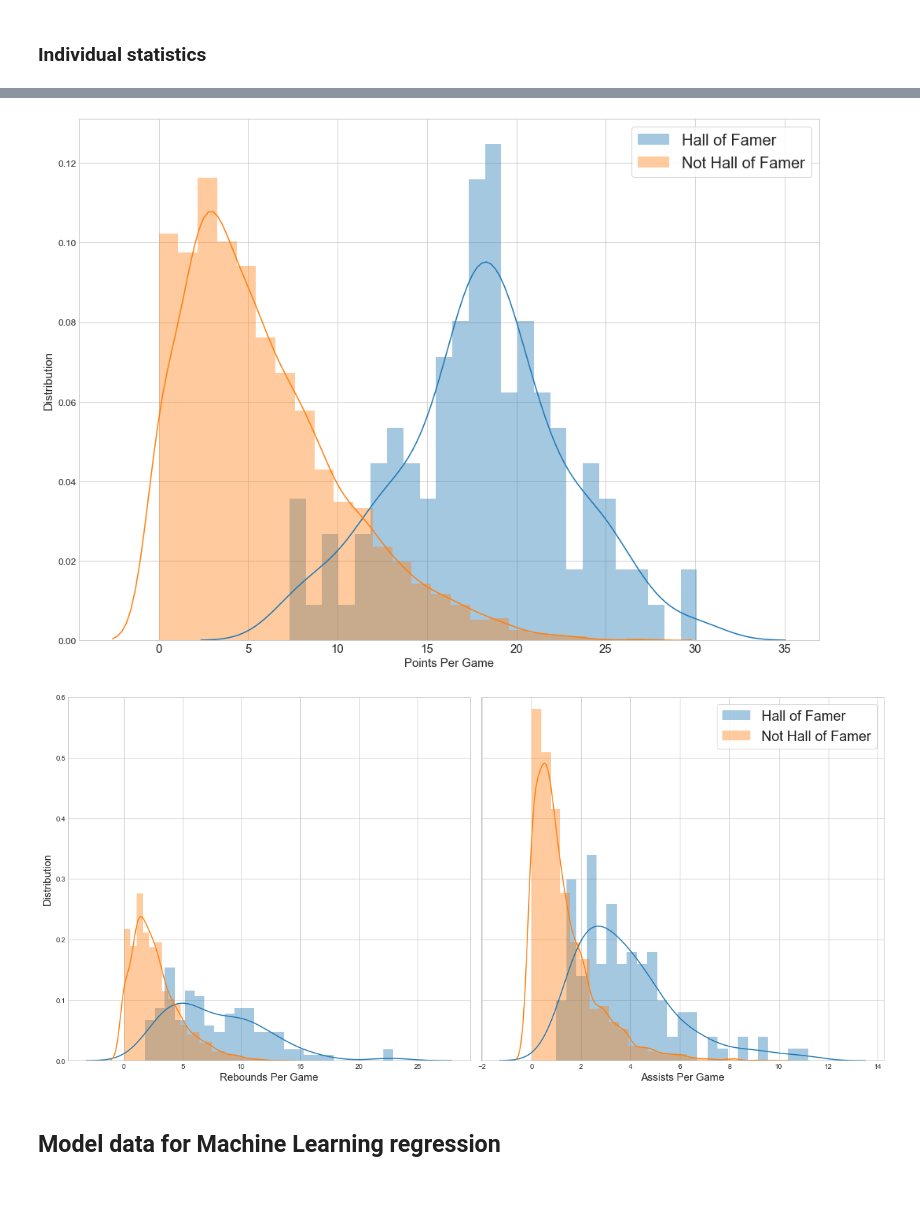
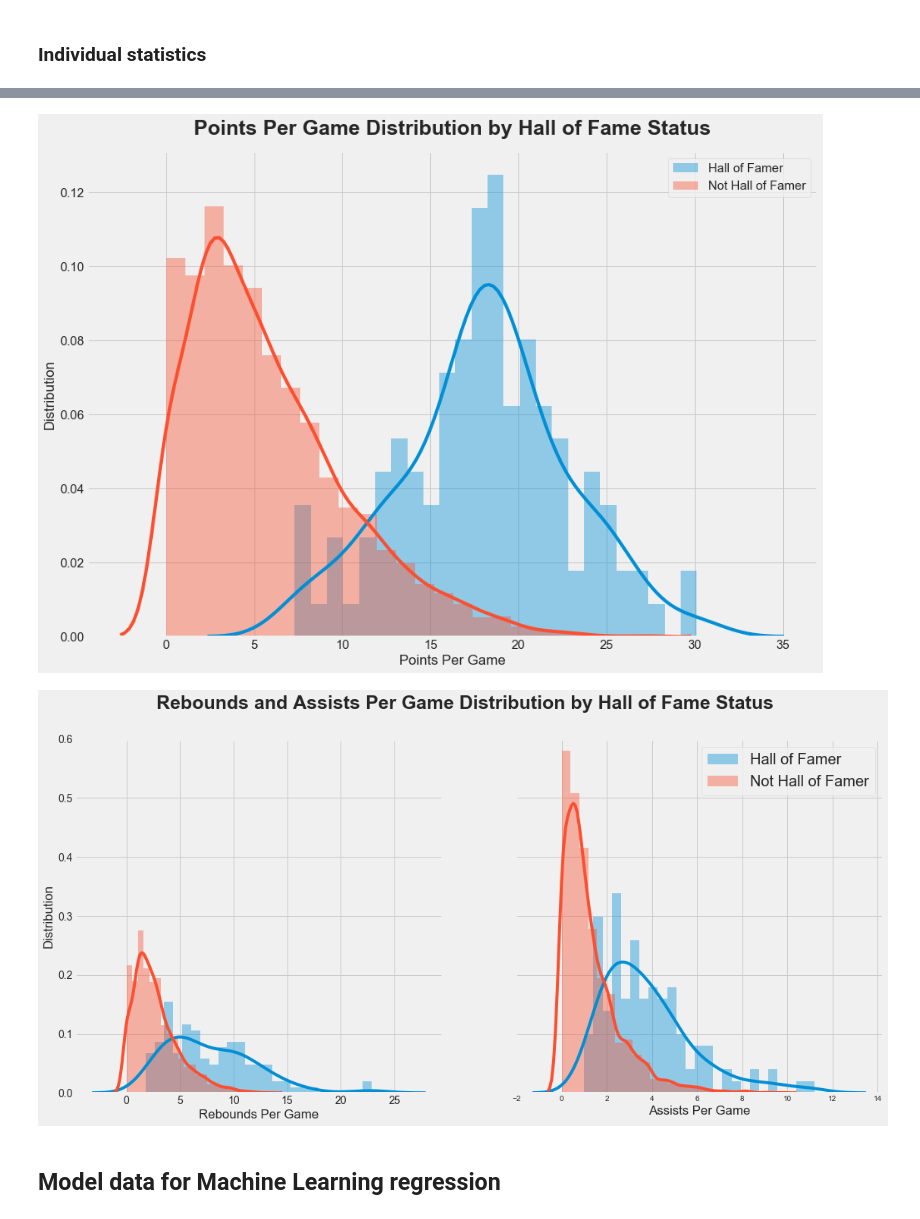
Before and after one commit to ymericson/NBA-player-info, a Jupyter notebook: NBA players stats.ipynb, the cells around one changed output, grey strips where cells are left out. Drawn from its saved outputs; the diff is of its cells as text; code cells hidden in the pictures; blank space fills up the shorter version.

Commit message:
graphs converted to FiveThirtyEight format

```diff
--- a/NBA players stats.ipynb
+++ b/NBA players stats.ipynb
@@ -87,12 +97,13 @@ plt.savefig('all-graphs/num_pos.png')
 # %%
+plt.style.use('fivethirtyeight')
+
 top_colleges = players['college'].value_counts()[:20]
 top_colleges_df = pd.DataFrame(top_colleges)
 top_colleges_df.columns = ['Count']
 
 plt.figure(figsize=(16,12))
 sns.barplot(x='Count', y=top_colleges_df.index, data=top_colleges_df, palette="Blues_d")
-plt.title('Number of NBA Players by College', fontsize=20)
-plt.ylabel('College', fontsize=15)
+plt.title('Number of NBA Players by College', fontsize=25, fontweight='bold')
 plt.gca().set_yticks([]);
 
 for num in range(len(top_colleges)):
@@ -105,12 +116,13 @@ plt.savefig('all-graphs/top_colleges.png')
 # %%
+plt.style.use('fivethirtyeight')
+
 top_hs_cities = players['hs_city'].value_counts()[:20]
 top_hs_cities_df = pd.DataFrame(top_hs_cities)
 top_hs_cities_df.columns = ['Count']
 
 plt.figure(figsize=(16,12))
 sns.barplot(x='Count', y=top_hs_cities_df.index, data=top_hs_cities_df, palette="Blues_d")
-plt.title('Number of NBA Players by High School City', fontsize=20)
-plt.ylabel('High School City', fontsize=15)
+plt.title('Number of NBA Players by High School City', fontsize=25, fontweight="bold")
 plt.gca().set_yticks([]);
 
 for num in range(len(top_hs_cities)):
@@ -123,4 +135,6 @@ plt.savefig('all-graphs/top_hs_city.png')
 # %%
+plt.style.use('fivethirtyeight')
+
 sort_by_hof = players.groupby('hof')['ppg', 'trb', 'ast'] # statistics grouped by hof status
 sort_by_hof = sort_by_hof.mean().transpose()  # average stats, transposed for graphing purposes
 sort_by_hof = sort_by_hof.rename({'ppg': 'Points Per Game',
@@ -136,6 +150,8 @@ sort_by_hof.plot(kind='bar', figsize=(16,8), alpha=0.5, rot=0)
 plt.legend(prop={'size':15}, frameon=True)
 plt.xticks(size = 15)
 plt.yticks(size = 15)
+plt.title('Per Game Statistics by Hall of Fame Status', fontsize=25, fontweight="bold")
+
 
 plt.savefig('all-graphs/hof_stats.png')
 # %% [output]
@@ -143,38 +159,45 @@ plt.savefig('all-graphs/hof_stats.png')
 # %%
+plt.style.use('fivethirtyeight')
+
 plt.figure(figsize=(14,10))
 sns.distplot(players_hof['ppg'], bins=25, label='Hall of Famer')
 sns.distplot(players_not_hof['ppg'].fillna(0), bins=25, label='Not Hall of Famer')
 
-plt.legend(loc=1, frameon=True, prop={'size': 20})
+plt.legend(loc=1, frameon=True, prop={'size': 15})
 plt.xlabel("Points Per Game")
 plt.ylabel("Distribution")
-plt.yticks(fontsize=12)
+plt.yticks(fontsize=15)
 plt.xticks(fontsize=15)
-plt.tight_layout()
+plt.title('Points Per Game Distribution by Hall of Fame Status', fontsize=25, fontweight="bold")
 
 plt.savefig('all-graphs/hof_ppg.png')
 # %% [output]
-[figure, old version]
+[figure, new version]
 # %%
+plt.style.use('fivethirtyeight')
+
 fig, (ax1, ax2) = plt.subplots(ncols=2, sharey=True, figsize=(17,8))
 
 sns.distplot(players_hof['trb'], bins=25, label='Hall of Famer', ax=ax1)
 sns.distplot(players_not_hof['trb'].fillna(0), bins=25, label='Not Hall of Famer', ax=ax1)
 ax1.set(xlabel='Rebounds Per Game', ylabel='Distribution')
 plt.xticks(fontsize=27)
 
 sns.distplot(players_hof['ast'], bins=25, label='Hall of Famer', ax=ax2)
 sns.distplot(players_not_hof['ast'].fillna(0), bins=25, label='Not Hall of Famer', ax=ax2)
 ax2.set(xlabel='Assists Per Game')
 
 plt.legend(loc=1, frameon=True, prop={'size': 20})
 plt.ylim(0, 0.6)
 plt.xticks(fontsize=10)
-plt.tight_layout()
+
+from pylab import *
+fig = gcf()
+fig.suptitle('Rebounds and Assists Per Game Distribution by Hall of Fame Status', fontsize=25, fontweight="bold")
 
 plt.savefig('all-graphs/hof_trb_ast.png')
 # %% [output]
-[figure, old version]
+[figure, new version]
 # %% [markdown]
 ## Model data for Machine Learning regression
 # %%
```
Also changed, not shown: parts of 47 cells of this notebook, 13 other files.
